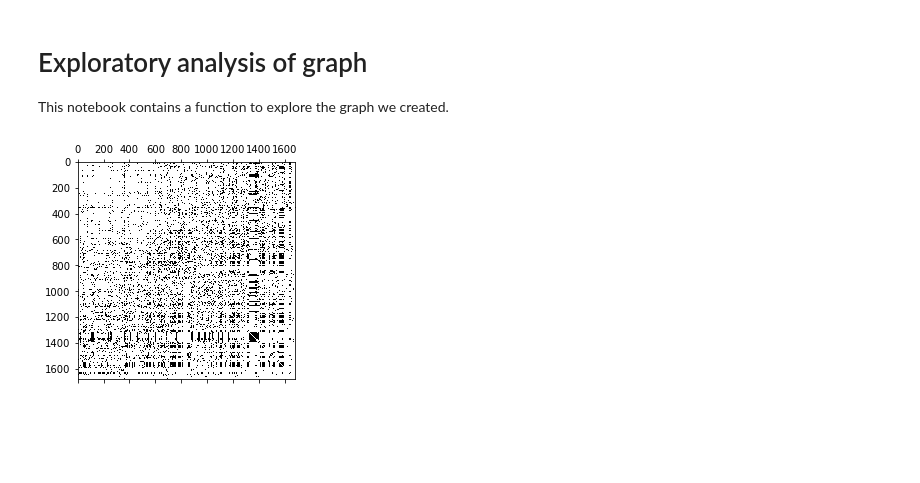
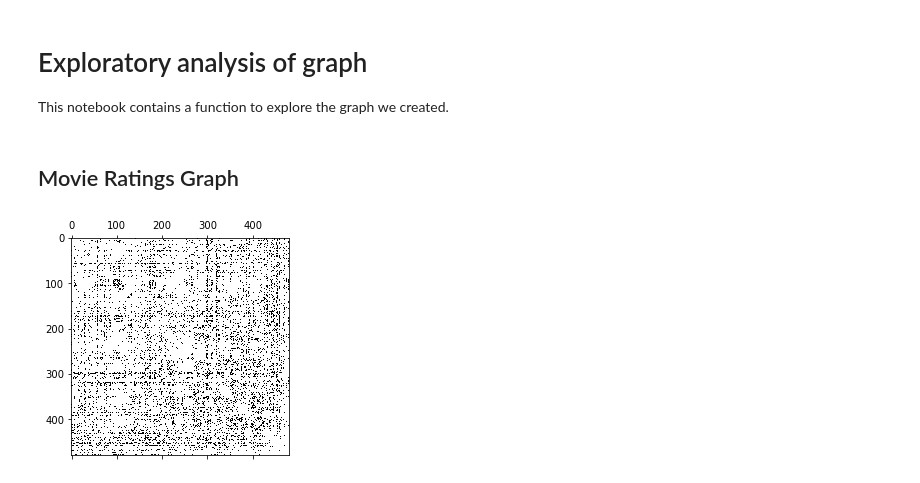
Before and after one commit to Lambo97/MovieRecommendation, a Jupyter notebook: src/graph_analysis.ipynb, the cells around one changed output. Drawn from its saved outputs; the diff is of its cells as text; code cells hidden in the pictures; blank space fills up the shorter version.

```diff
--- a/src/graph_analysis.ipynb
+++ b/src/graph_analysis.ipynb
@@ -9,4 +9,6 @@ import matplotlib.pyplot as plt
 
 import networkx as nx
 
-DATA_PATH = 'datasets/ml-100k-convert/'
+DATA_PATH = '../data/ml-100k-convert/'
+GENERATED_PATH = '../generated/'
+RESULT_PATH = '../results/'
@@ -13,8 +37,10 @@ DATA_PATH = 'datasets/ml-100k-convert/'
+# %% [markdown]
+## Movie Ratings Graph
 # %%
-adjacency = np.loadtxt(DATA_PATH+'movie_ratings_adj.csv', delimiter=',')
+adjacency = np.loadtxt(GENERATED_PATH+'movie_ratings_adj.csv', delimiter=',')
 plt.spy(adjacency)
 plt.show()
 # %% [output]
-[figure, old version]
+[figure, new version]
 # %%
 graph = nx.from_numpy_matrix(adjacency)
```
Also changed, not shown: parts of 7 cells of this notebook, 11 other files.
